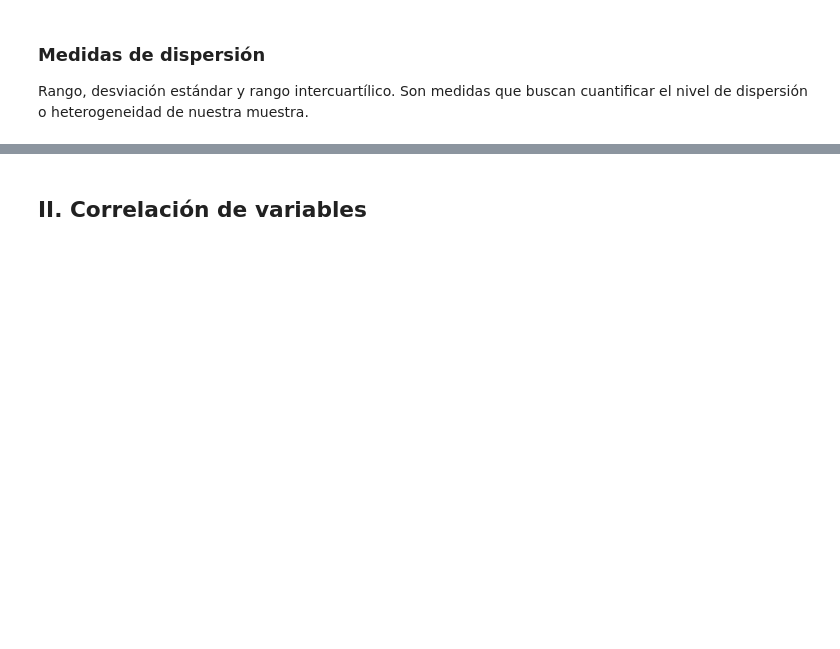
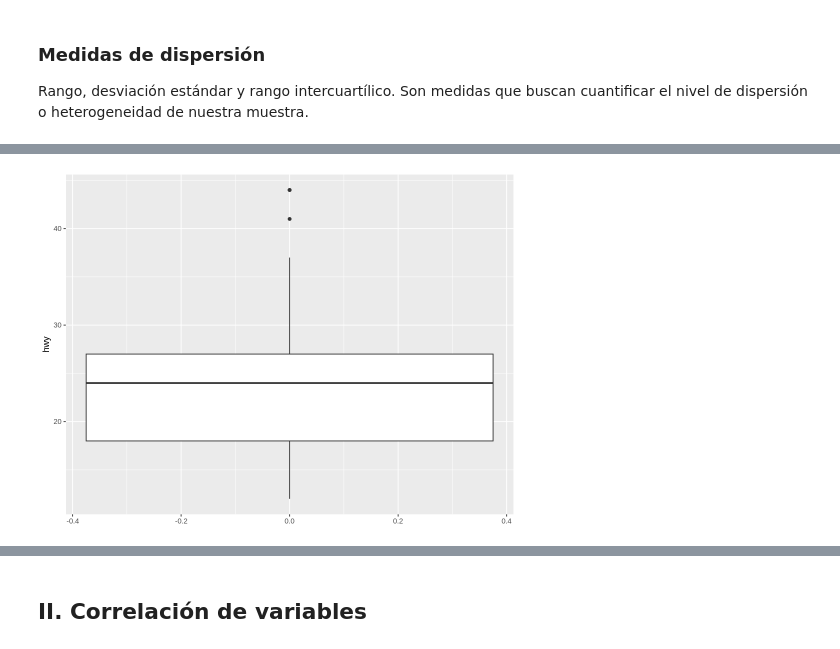
Before and after one commit to majorquev/DBDC_202409_Programacion_en_R_para_ciencia_de_datos, a Jupyter notebook: Clases/C6/Clase6_1_Estadisticos_descriptivos_y_correlación.ipynb, the cells around one changed output, grey strips where cells are left out. Cells and saved outputs as stored; diff of their text form; code cells hidden in the pictures; blank space fills up the shorter version.

```diff
--- a/Clases/C6/Clase6_1_Estadisticos_descriptivos_y_correlación.ipynb
+++ b/Clases/C6/Clase6_1_Estadisticos_descriptivos_y_correlación.ipynb
@@ -68,4 +144,9 @@ Rango, desviación estándar  y rango intercuartílico. Son medidas que buscan c
 # %%
-# Rango Inter-cuartílico
 # Una obs se considera "extrema" si si valor está por sobre (debajo) 1.5 veces el rango intercuartílico (RI = Q3- Q1)
 # IQR(mpg$hwy)
+mpg %>%
+  ggplot() +
+  aes(y = hwy) +
+  geom_boxplot()
+# %% [output]
+[figure, added]
```
Also changed, not shown: parts of 20 cells of this notebook.
